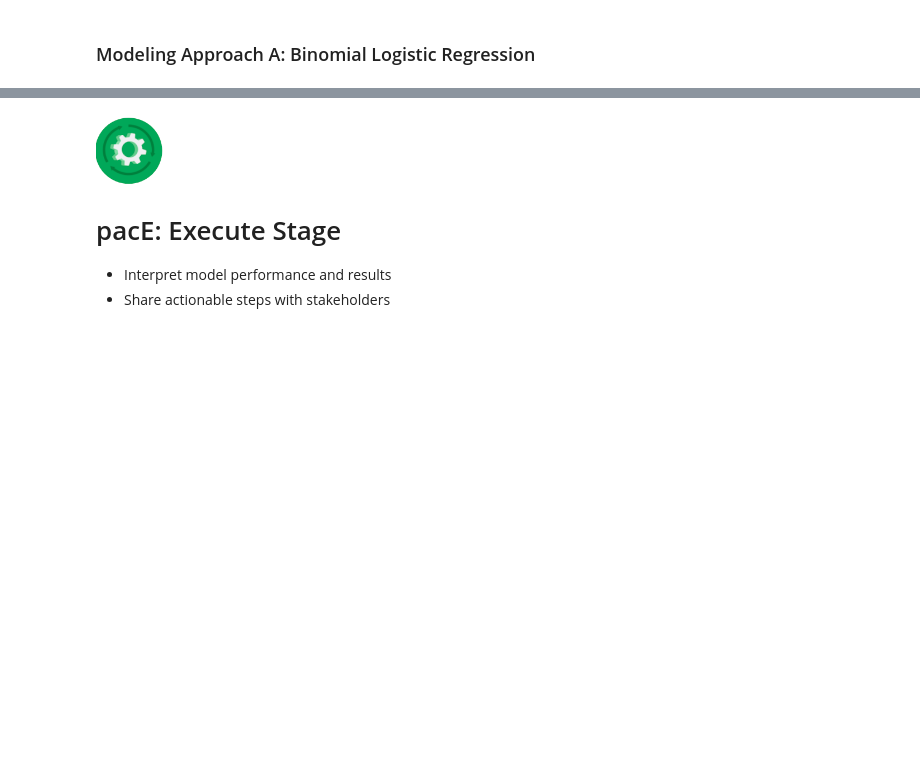
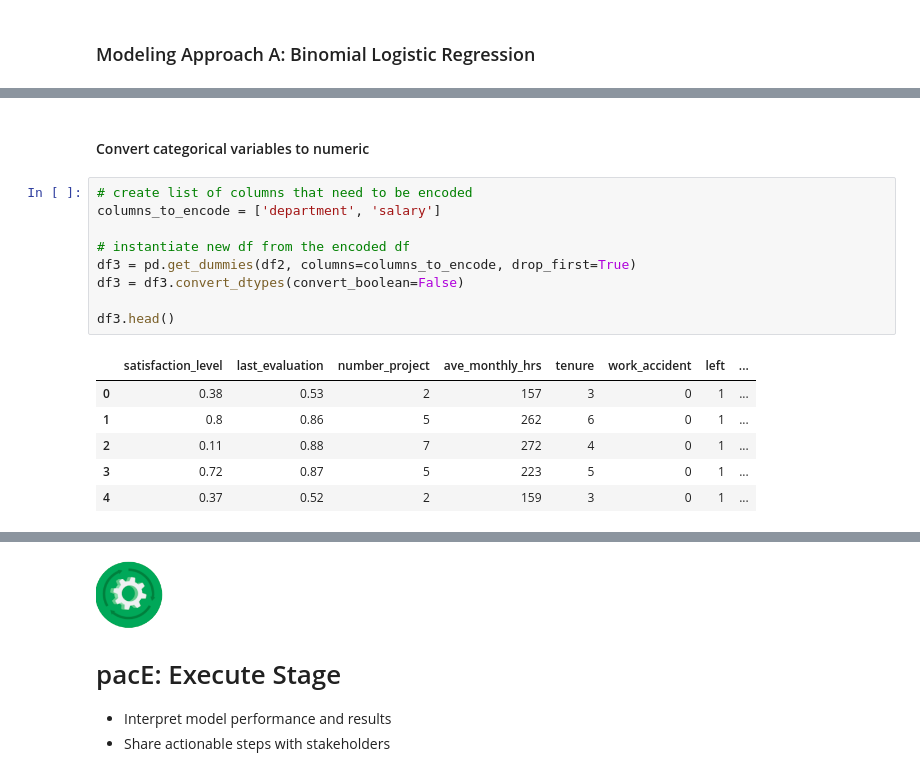
Before and after one commit to CoenMeintjes/predicting_employee_churn_salifort_motors, a Jupyter notebook: project_notebook.ipynb, the cells around one changed output, grey strips where cells are left out. Cells and saved outputs as stored; diff of their text form; blank space fills up the shorter version.

```diff
--- a/project_notebook.ipynb
+++ b/project_notebook.ipynb
@@ -645,0 +673,18 @@ For this project all 3 models will be constructed in order to compare and find t
+# %% [markdown]
+#### Convert categorical variables to numeric
+# %%
+# create list of columns that need to be encoded
+columns_to_encode = ['department', 'salary']
+
+# instantiate new df from the encoded df
+df3 = pd.get_dummies(df2, columns=columns_to_encode, drop_first=True)
+df3 = df3.convert_dtypes(convert_boolean=False)
+
+df3.head()
+# %% [output]
+|  | satisfaction_level | last_evaluation | number_project | ave_monthly_hrs | tenure | work_accident | left | ... |
+| 0 | 0.38 | 0.53 | 2 | 157 | 3 | 0 | 1 | ... |
+| 1 | 0.8 | 0.86 | 5 | 262 | 6 | 0 | 1 | ... |
+| 2 | 0.11 | 0.88 | 7 | 272 | 4 | 0 | 1 | ... |
+| 3 | 0.72 | 0.87 | 5 | 223 | 5 | 0 | 1 | ... |
+| 4 | 0.37 | 0.52 | 2 | 159 | 3 | 0 | 1 | ... |
```
Also changed, not shown: parts of 36 cells of this notebook.
